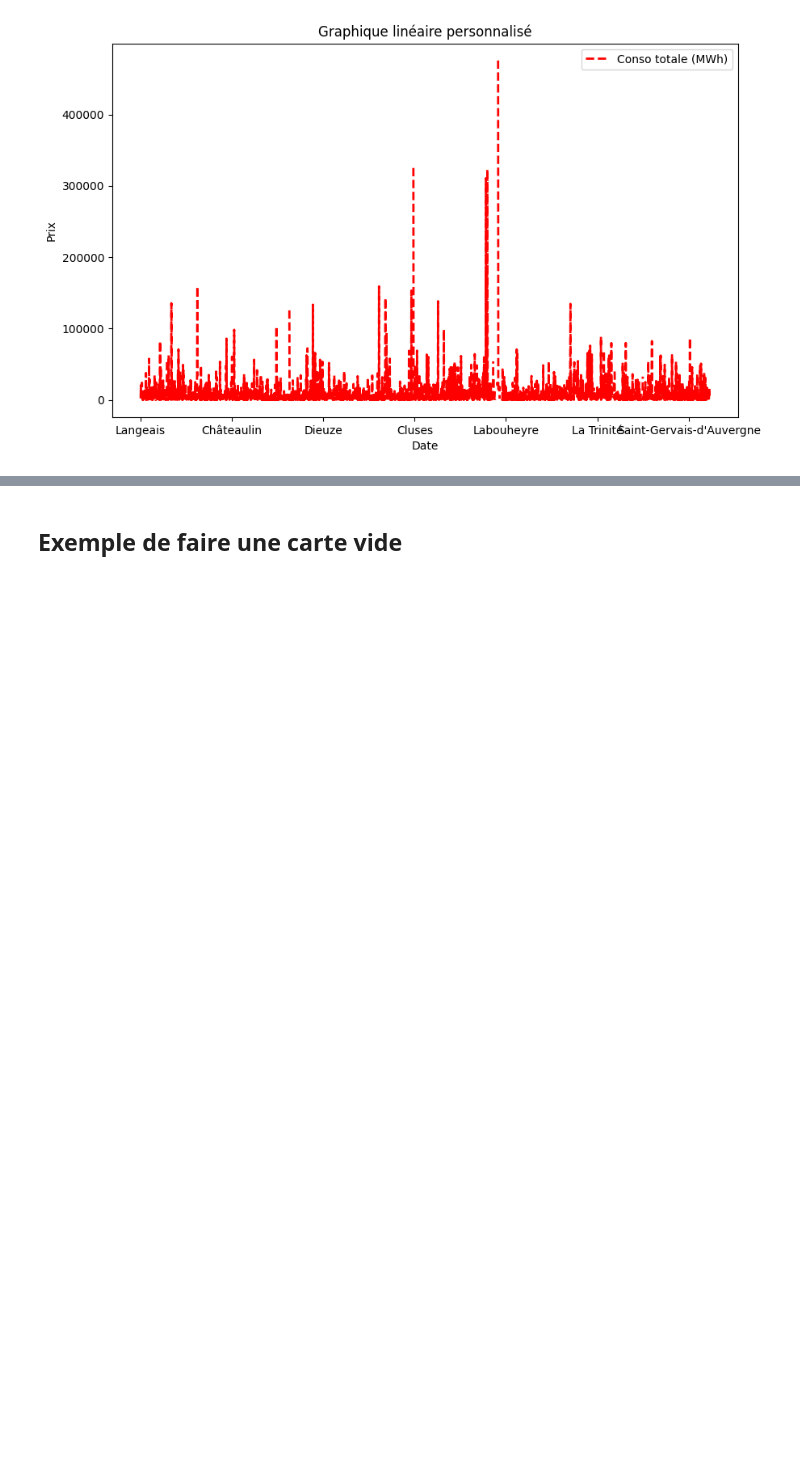
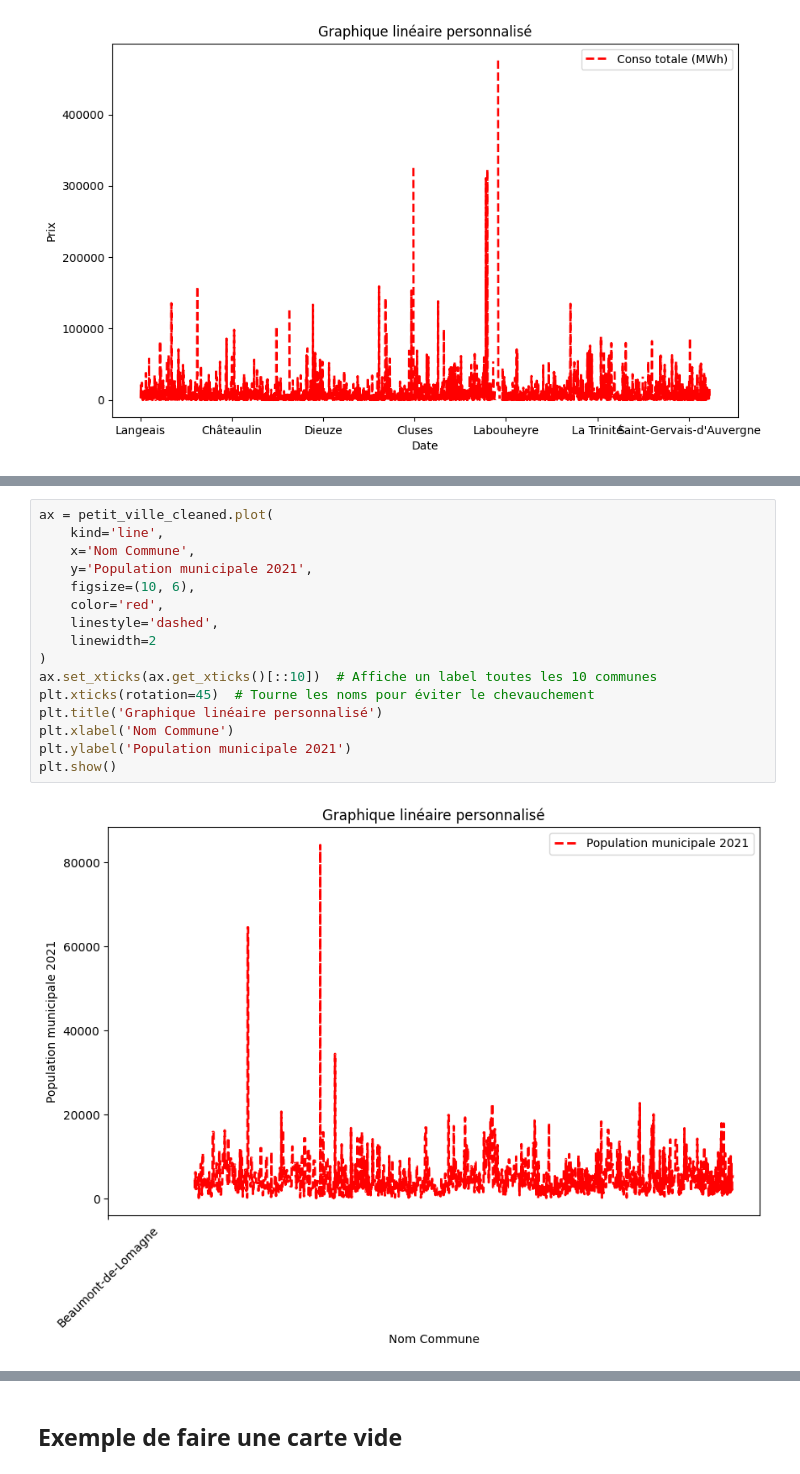
Before and after one commit to khady2708/projet-stage, a Jupyter notebook: etude-ville.ipynb, the cells around one changed output, grey strips where cells are left out. Drawn from its saved outputs; the diff is of its cells as text; blank space fills up the shorter version.

```diff
--- a/etude-ville.ipynb
+++ b/etude-ville.ipynb
@@ -261,0 +306,18 @@ plt.show()
+# %%
+ax = petit_ville_cleaned.plot(
+    kind='line',
+    x='Nom Commune',
+    y='Population municipale 2021',
+    figsize=(10, 6),
+    color='red',
+    linestyle='dashed',
+    linewidth=2
+)
+ax.set_xticks(ax.get_xticks()[::10])  # Affiche un label toutes les 10 communes
+plt.xticks(rotation=45)  # Tourne les noms pour éviter le chevauchement
+plt.title('Graphique linéaire personnalisé')
+plt.xlabel('Nom Commune')
+plt.ylabel('Population municipale 2021')
+plt.show()
+# %% [output]
+[figure, added]
```
Also changed, not shown: parts of 4 cells of this notebook.
